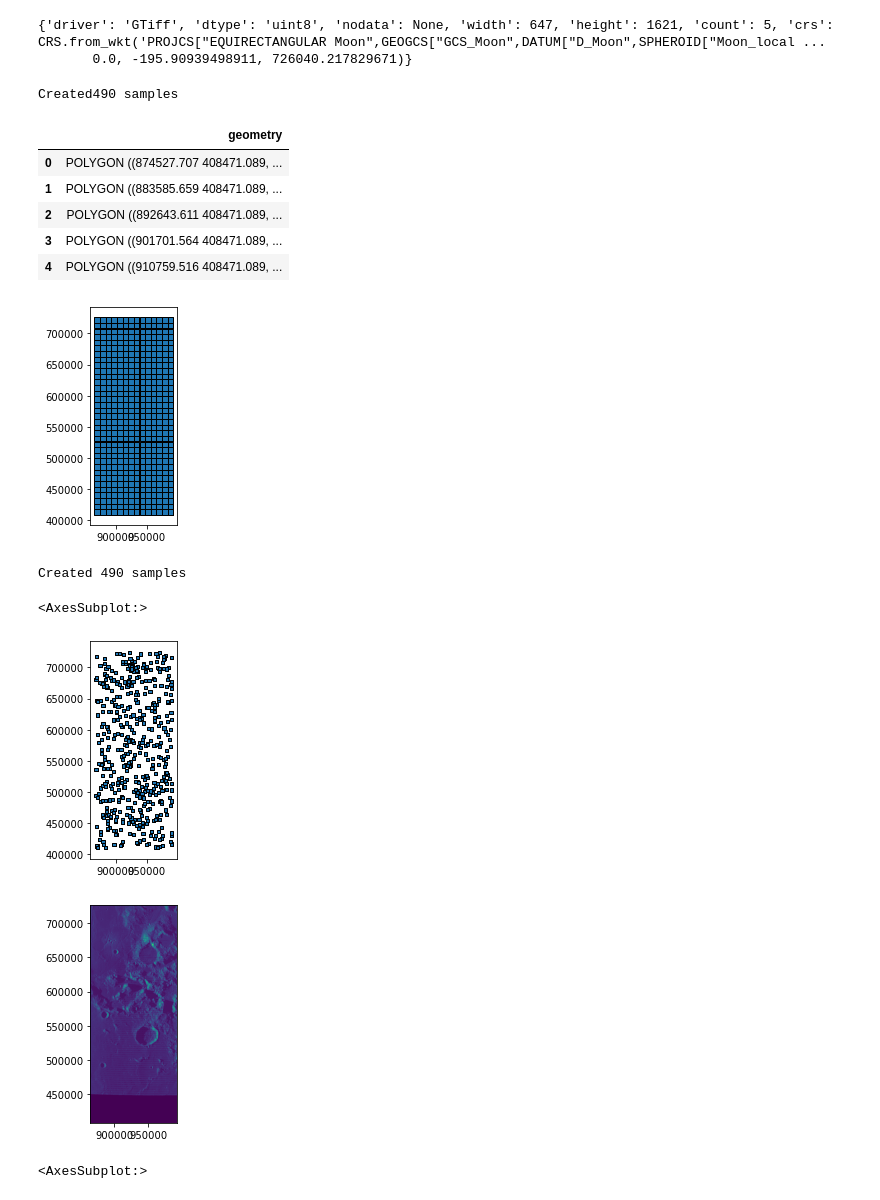
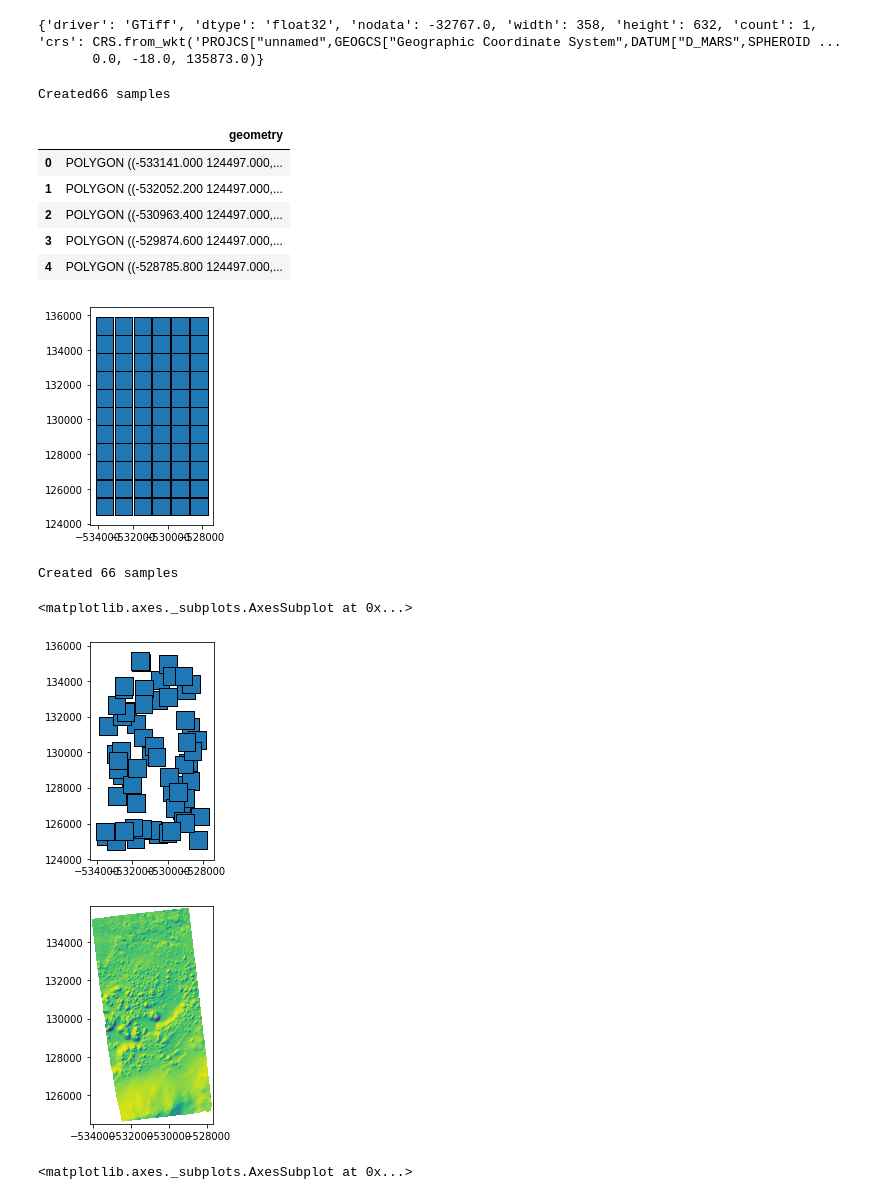
Before and after one commit to SalimFares4/Image-Segmentation, a Jupyter notebook: Code/Visualization/Processing digital elevation data for deep learning using Keras Spatial.ipynb, the cells around one changed output. Saved outputs shown, nothing was run; the diff lists cells and outputs as text; code cells hidden in the pictures.

```diff
--- a/Code/Visualization/Processing digital elevation data for deep learning using Keras Spatial.ipynb
+++ b/Code/Visualization/Processing digital elevation data for deep learning using Keras Spatial.ipynb
@@ -6,39 +34,38 @@ from rasterio.plot import show
 # %%
-from keras_spatial import SpatialDataGenerator
-
-raster_dem = 'test.tif'
+dem_path = '/content/drive/My Drive/Image Segmentation/'
+raster_dem = dem_path + 'Firsoff_HiRISE_5_low_res.tif-adj.tif'
 sdg = SpatialDataGenerator(source=raster_dem)
 print(sdg.src.meta)
 # %% [output]
-{'driver': 'GTiff', 'dtype': 'uint8', 'nodata': None, 'width': 647, 'height': 1621, 'count': 5, 'crs': CRS.from_wkt('PROJCS["EQUIRECTANGULAR Moon",GEOGCS["GCS_Moon",DATUM["D_Moon",SPHEROID["Moon_local ...
-       0.0, -195.90939498911, 726040.217829671)}
+{'driver': 'GTiff', 'dtype': 'float32', 'nodata': -32767.0, 'width': 358, 'height': 632, 'count': 1, 'crs': CRS.from_wkt('PROJCS["unnamed",GEOGCS["Geographic Coordinate System",DATUM["D_MARS",SPHEROID ...
+       0.0, -18.0, 135873.0)}
 # %%
-df = sdg.regular_grid(9000, 9000)
+df = sdg.regular_grid(1000, 1000)
 
 print(f'Created{len(df)} samples')
 df.plot(color=None, edgecolor='k')
 df.head()
 # %% [output]
-Created490 samples
+Created66 samples
 |  | geometry |
-| 0 | POLYGON ((874527.707 408471.089, ... |
-| 1 | POLYGON ((883585.659 408471.089, ... |
-| 2 | POLYGON ((892643.611 408471.089, ... |
-| 3 | POLYGON ((901701.564 408471.089, ... |
-| 4 | POLYGON ((910759.516 408471.089, ... |
+| 0 | POLYGON ((-533141.000 124497.000,... |
+| 1 | POLYGON ((-532052.200 124497.000,... |
+| 2 | POLYGON ((-530963.400 124497.000,... |
+| 3 | POLYGON ((-529874.600 124497.000,... |
+| 4 | POLYGON ((-528785.800 124497.000,... |
-[figure, old version]
+[figure, new version]
 # %%
-df_rand = sdg.random_grid(5000, 5000, 490)
+df_rand = sdg.random_grid(1000, 1000, 66)
 print(f'Created {len(df_rand)} samples')
 df_rand.plot(color=None, edgecolor='k')
 # %% [output]
-Created 490 samples
+Created 66 samples
-<AxesSubplot:>
+<matplotlib.axes._subplots.AxesSubplot at 0x...>
-[figure, old version]
+[figure, new version]
 # %%
-dem_path = 'test.tif'
-dem = SpatialDataGenerator(source=dem_path)
+label_path = dem_path + 'Hillshade.tif'
+dem = SpatialDataGenerator(source=label_path)
 show(dem.src)
 # %% [output]
-[figure, old version]
+[figure, new version]
-<AxesSubplot:>
+<matplotlib.axes._subplots.AxesSubplot at 0x...>
```
Also changed, not shown: parts of 11 cells of this notebook.
